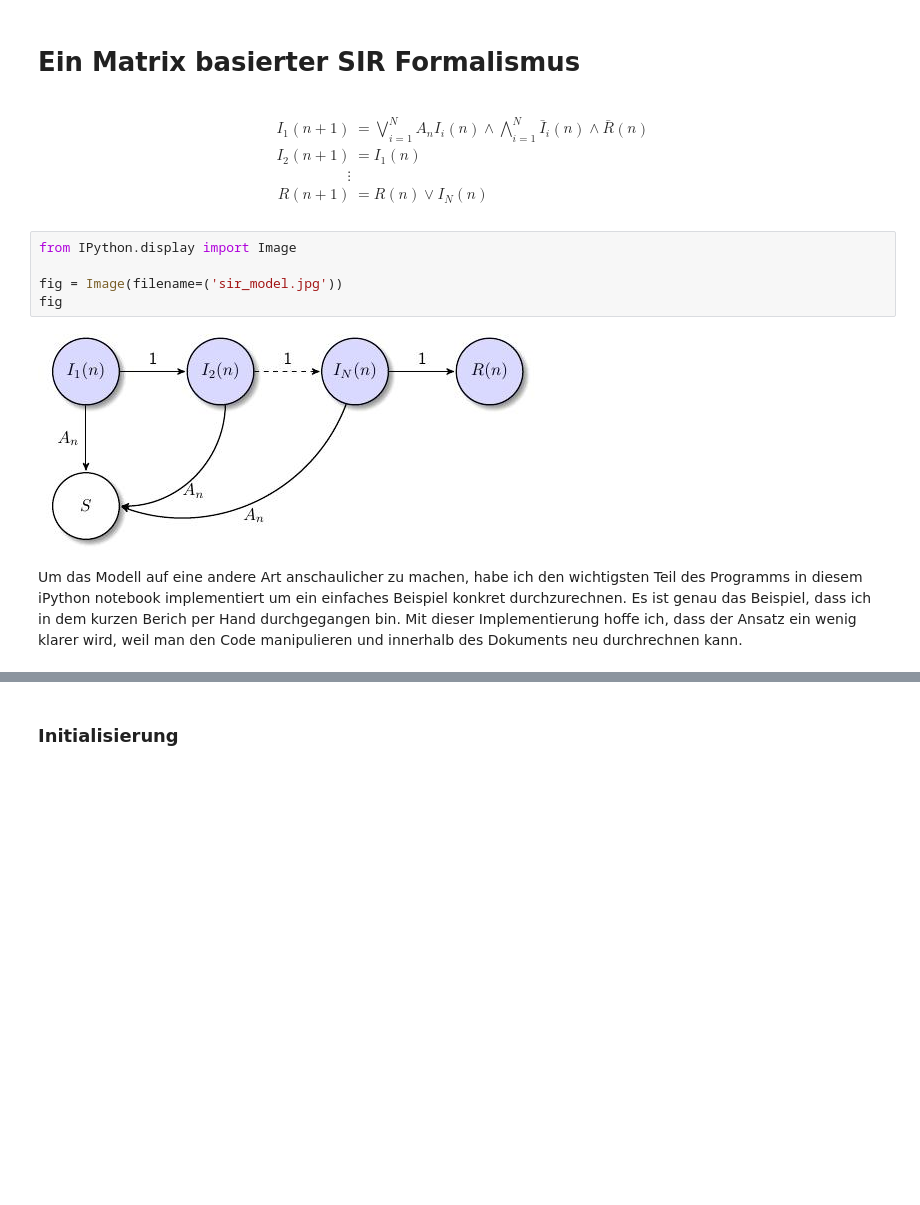
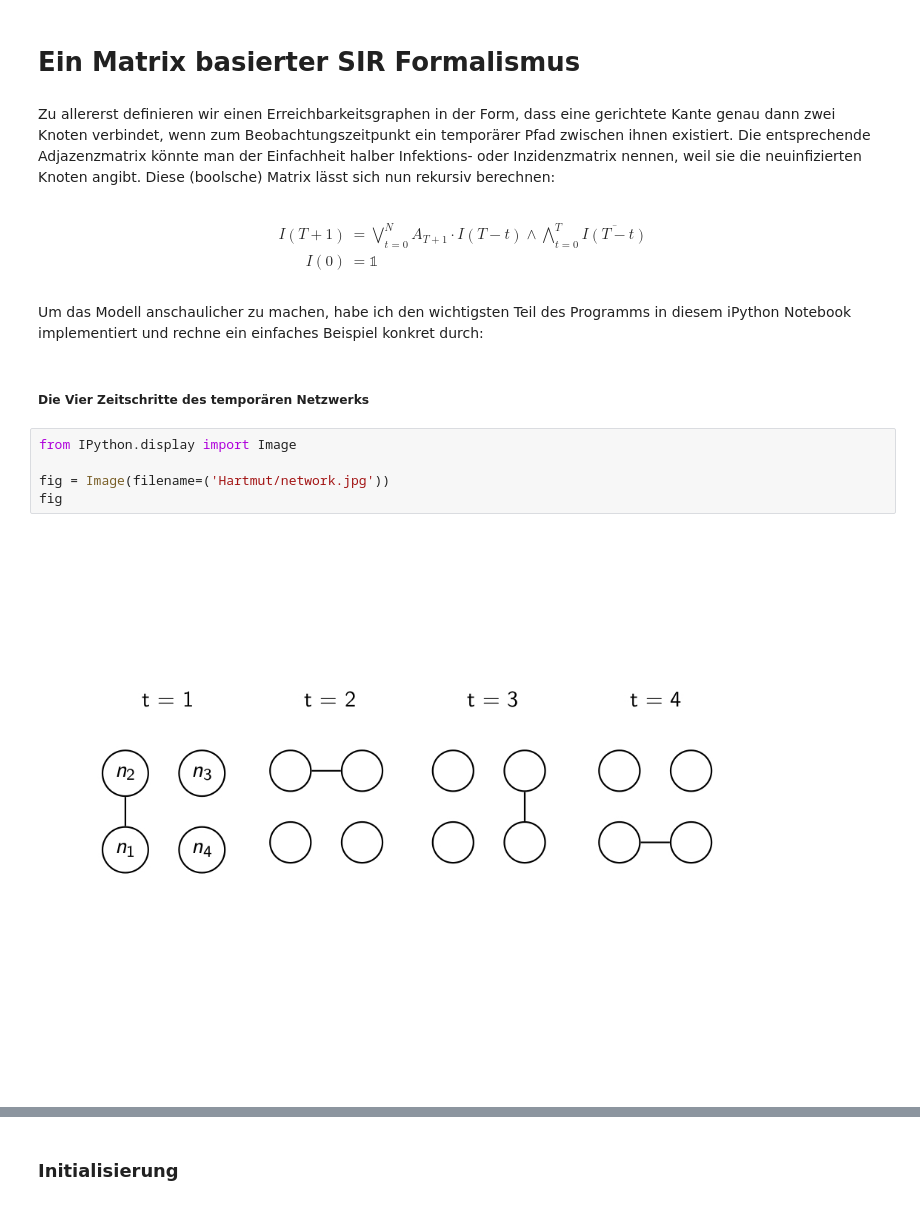
Before and after one commit to andreasko/unfolding-accessibility, a Jupyter notebook: SIR-Model.ipynb, the cells around one changed output, grey strips where cells are left out. Cells and saved outputs as stored; diff of their text form; blank space fills up the shorter version.

```diff
--- a/SIR-Model.ipynb
+++ b/SIR-Model.ipynb
@@ -1,18 +1,20 @@
 # %% [markdown]
 # Ein Matrix basierter SIR Formalismus
-# %% [markdown]
-\begin{align}
-I_1(n+1) &= \bigvee_{i=1}^N A_n I_i(n) \land \bigwedge_{i=1}^N \bar{I}_i(n) \land \bar{R}(n)\\
-I_2(n+1) &= I_1(n)\\
-\vdots\\
-R(n+1) &= R(n) \lor I_N(n)
-\end{align}
+# %% [markdown]
+Zu allererst definieren wir einen Erreichbarkeitsgraphen in der Form, dass eine gerichtete Kante genau dann zwei Knoten verbindet, wenn zum Beobachtungszeitpunkt ein temporärer Pfad zwischen ihnen existiert. Die entsprechende Adjazenzmatrix könnte man der Einfachheit halber Infektions- oder Inzidenzmatrix nennen, weil sie die neuinfizierten Knoten angibt. Diese (boolsche) Matrix lässt sich nun rekursiv berechnen:
+# %% [markdown]
+\begin{align}
+ I(T+1) &= \bigvee_{t=0}^N A_{T+1} \cdot I(T-t) \land \bigwedge_{t=0}^T \overline{I(T-t)}\\
+ I(0)   &= \mathbb{1}
+\end{align}
+# %% [markdown]
+Um das Modell anschaulicher zu machen, habe ich den wichtigsten Teil des Programms in diesem iPython Notebook implementiert und rechne ein einfaches Beispiel konkret durch:
+# %% [markdown]
+##### Die Vier Zeitschritte des temporären Netzwerks
 # %%
 from IPython.display import Image
 
-fig = Image(filename=('sir_model.jpg'))
+fig = Image(filename=('Hartmut/network.jpg'))
 fig
 # %% [output]
-[figure, old version]
+[figure, new version]
-# %% [markdown]
-Um das Modell auf eine andere Art anschaulicher zu machen, habe ich den wichtigsten Teil des Programms in diesem iPython notebook implementiert um ein einfaches Beispiel konkret durchzurechnen. Es ist genau das Beispiel, dass ich in dem kurzen Berich per Hand durchgegangen bin. Mit dieser Implementierung hoffe ich, dass der Ansatz ein wenig klarer wird, weil man den Code manipulieren und innerhalb des Dokuments neu durchrechnen kann.
```
Also changed, not shown: parts of 7 cells of this notebook.
